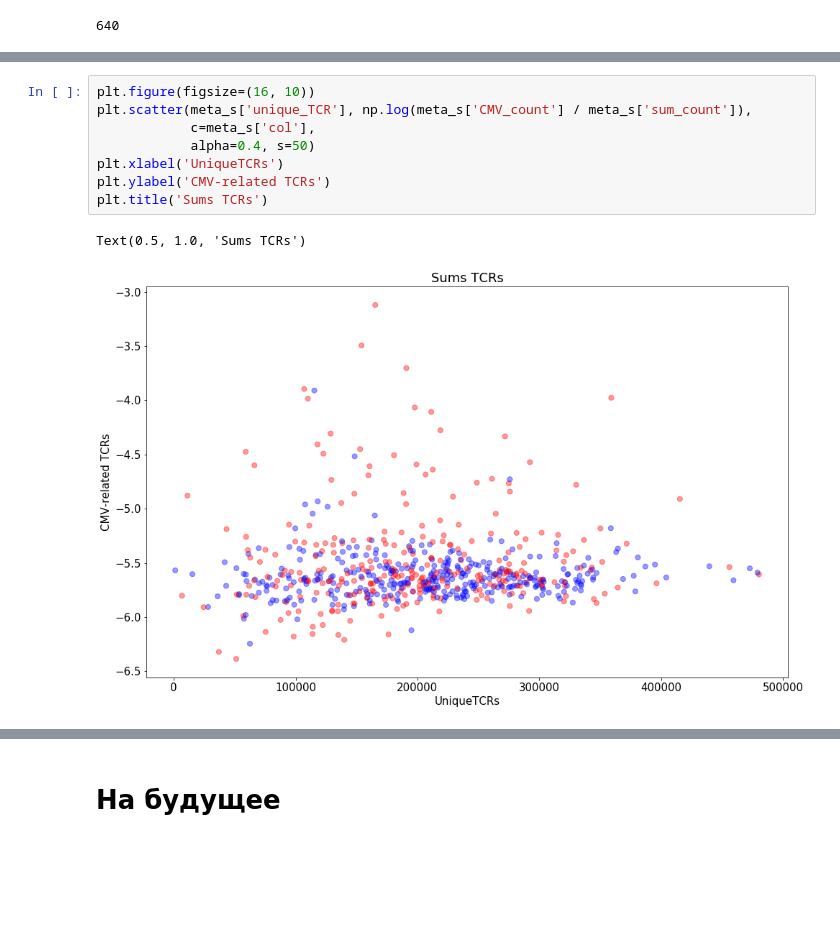
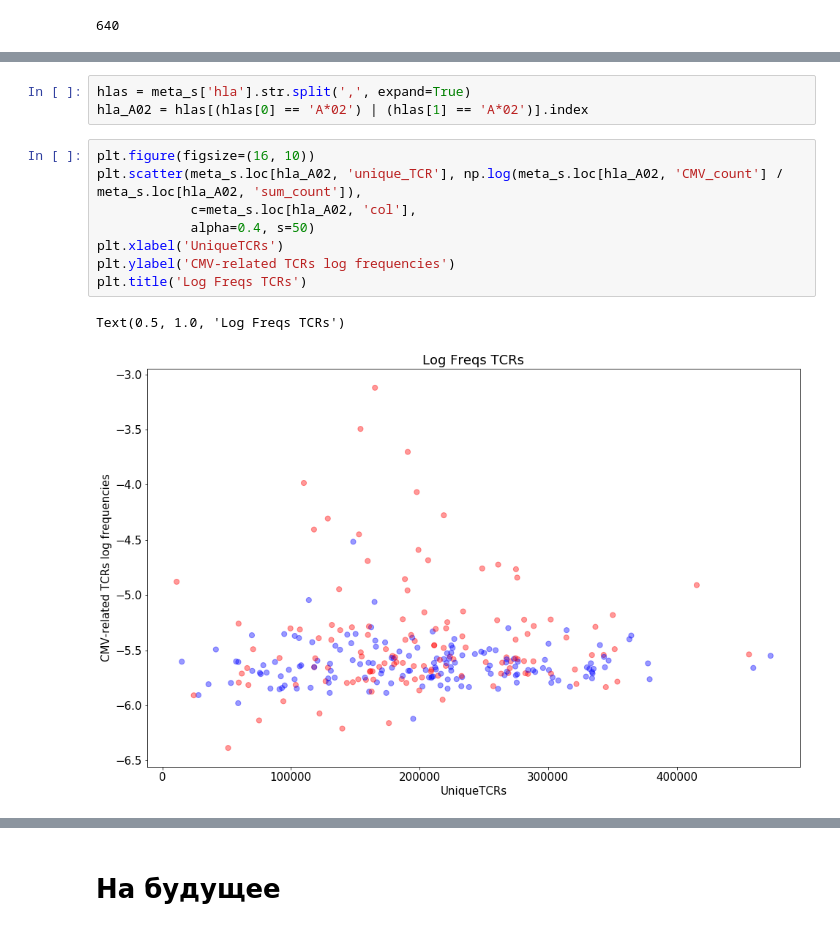
Before and after one commit to akseshina/CMV_project, a Jupyter notebook: vdjmatch_to_cmv_vdjdb/analyze_results.ipynb, the cells around one changed output, grey strips where cells are left out. Cells and saved outputs as stored; diff of their text form; blank space fills up the shorter version.

```diff
--- a/vdjmatch_to_cmv_vdjdb/analyze_results.ipynb
+++ b/vdjmatch_to_cmv_vdjdb/analyze_results.ipynb
@@ -114,11 +151,14 @@ Text(0.5, 1.0, 'Sums TCRs')
+# %%
+hlas = meta_s['hla'].str.split(',', expand=True)
+hla_A02 = hlas[(hlas[0] == 'A*02') | (hlas[1] == 'A*02')].index
 # %%
 plt.figure(figsize=(16, 10))
-plt.scatter(meta_s['unique_TCR'], np.log(meta_s['CMV_count'] / meta_s['sum_count']),
-            c=meta_s['col'],
+plt.scatter(meta_s.loc[hla_A02, 'unique_TCR'], np.log(meta_s.loc[hla_A02, 'CMV_count'] / meta_s.loc[hla_A02, 'sum_count']),
+            c=meta_s.loc[hla_A02, 'col'],
             alpha=0.4, s=50)
 plt.xlabel('UniqueTCRs')
-plt.ylabel('CMV-related TCRs')
-plt.title('Sums TCRs')
+plt.ylabel('CMV-related TCRs log frequencies')
+plt.title('Log Freqs TCRs')
 # %% [output]
-Text(0.5, 1.0, 'Sums TCRs')
+Text(0.5, 1.0, 'Log Freqs TCRs')
-[figure, old version]
+[figure, new version]
```
Also changed, not shown: parts of 14 cells of this notebook, 22 other files.
